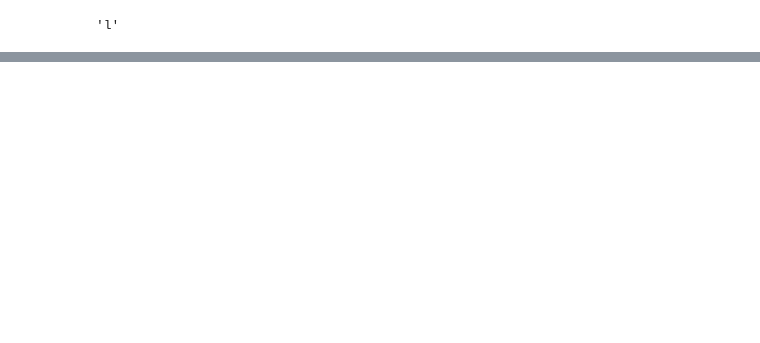
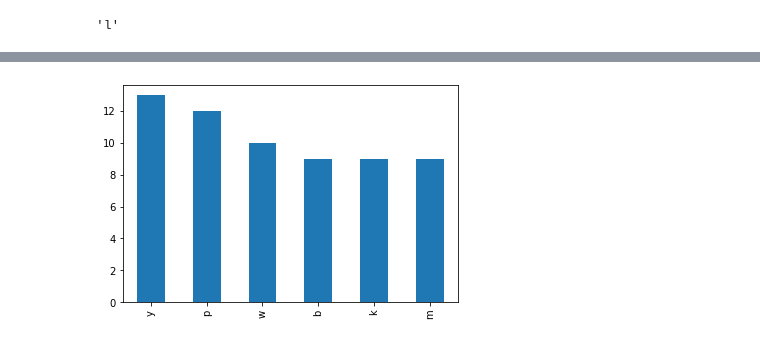
Before and after one commit to JeanetteSchulz/numpy-pandas-visualization-exercises, a Jupyter notebook: pandas_series.ipynb, the cells around one changed output, grey strips where cells are left out. Saved outputs shown, nothing was run; the diff lists cells and outputs as text; code cells hidden in the pictures; blank space fills up the shorter version.

```diff
--- a/pandas_series.ipynb
+++ b/pandas_series.ipynb
@@ -354,0 +399,4 @@ letters.value_counts().idxmin()
+# %%
+letters.value_counts().head(6).plot.bar();
+# %% [output]
+[figure, added]
```
Also changed, not shown: parts of 50 cells of this notebook.
